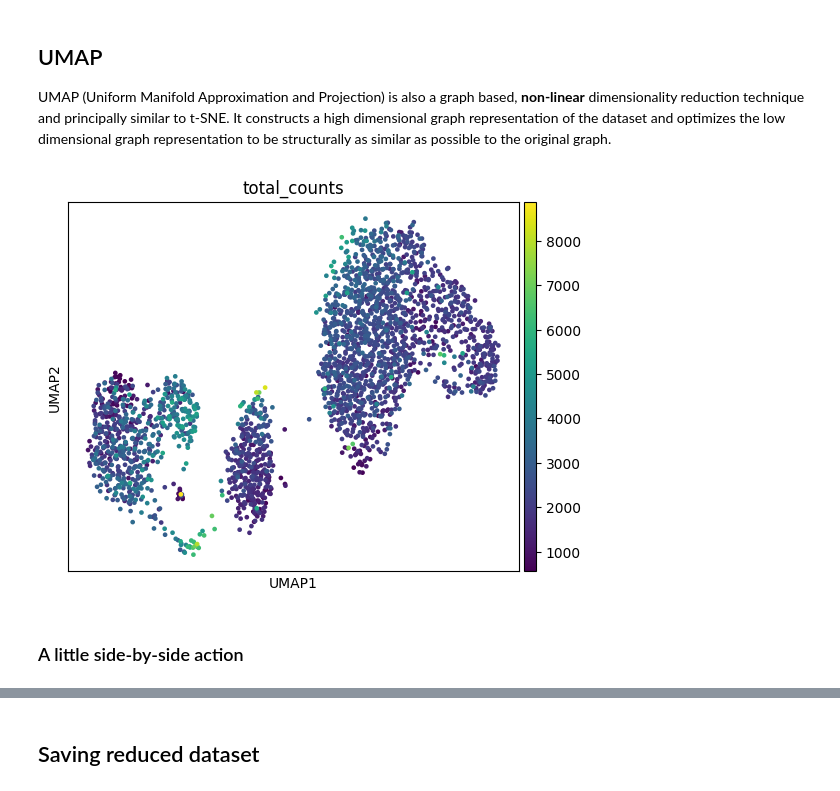
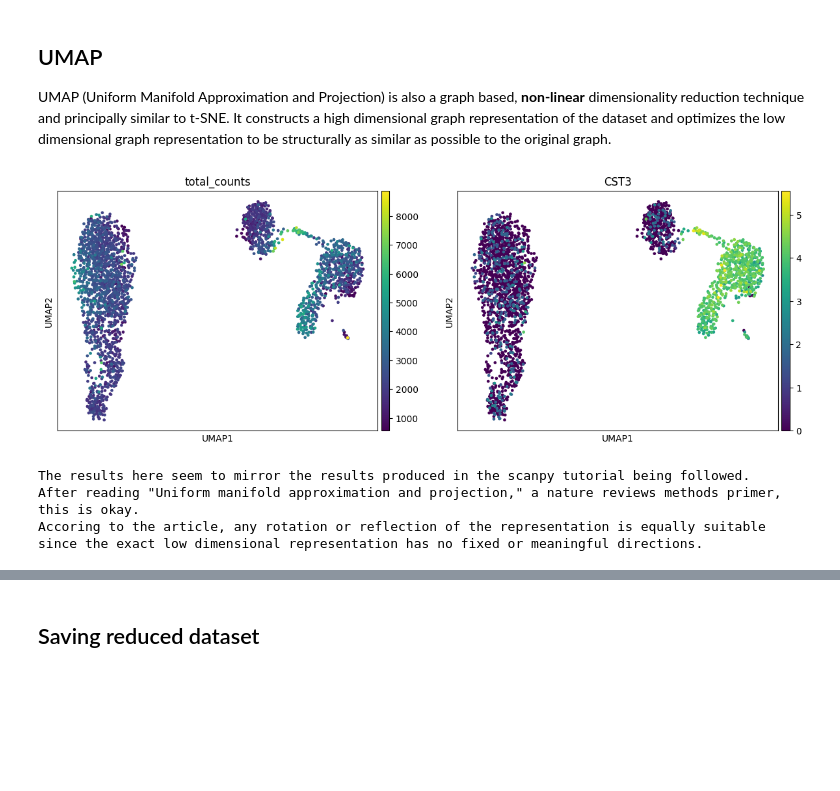
Before and after one commit to monicadavanzo/exploring-bioinformatics, a Jupyter notebook: pbmc3k-scanpy/notebooks/02_dimensionality_reduction.ipynb, the cells around one changed output, grey strips where cells are left out. Drawn from its saved outputs; the diff is of its cells as text; code cells hidden in the pictures; blank space fills up the shorter version.

```diff
--- a/pbmc3k-scanpy/notebooks/02_dimensionality_reduction.ipynb
+++ b/pbmc3k-scanpy/notebooks/02_dimensionality_reduction.ipynb
@@ -91,10 +91,14 @@ AnnData object with n_obs × n_vars = 2638 × 13714
 UMAP (Uniform Manifold Approximation and Projection) is also a graph based, **non-linear** dimensionality reduction technique and principally similar to t-SNE. It constructs a high dimensional graph representation of the dataset and optimizes the low dimensional graph representation to be structurally as similar as possible to the original graph.
 # %%
 #need to find neighbors for umap
-sc.pp.neighbors(adata)
+sc.pp.neighbors(adata, n_neighbors=10, n_pcs=40) # n_neighbors = 15, X_pca (n_pcs = 50) is used by default.
 sc.tl.umap(adata)
-sc.pl.umap(adata, color='total_counts')
+sc.pl.umap(adata, color=['total_counts', 'CST3'])
+print('The results here seem to mirror the results produced in the scanpy tutorial being followed.')
+print('After reading "Uniform manifold approximation and projection," a nature reviews methods primer, this is okay.')
+print('According to the article, any rotation or reflection of the representation is equally suitable since the exact low dimensional representation has no fixed or meaningful directions.')
 # %% [output]
-[figure, old version]
+[figure, new version]
+The results here seem to mirror the results produced in the scanpy tutorial being followed.
+After reading "Uniform manifold approximation and projection," a nature reviews methods primer, this is okay.
+Accoring to the article, any rotation or reflection of the representation is equally suitable since the exact low dimensional representation has no fixed or meaningful directions.
-# %% [markdown]
-### A little side-by-side action
```
Also changed, not shown: parts of 4 cells of this notebook, 1 other file.
